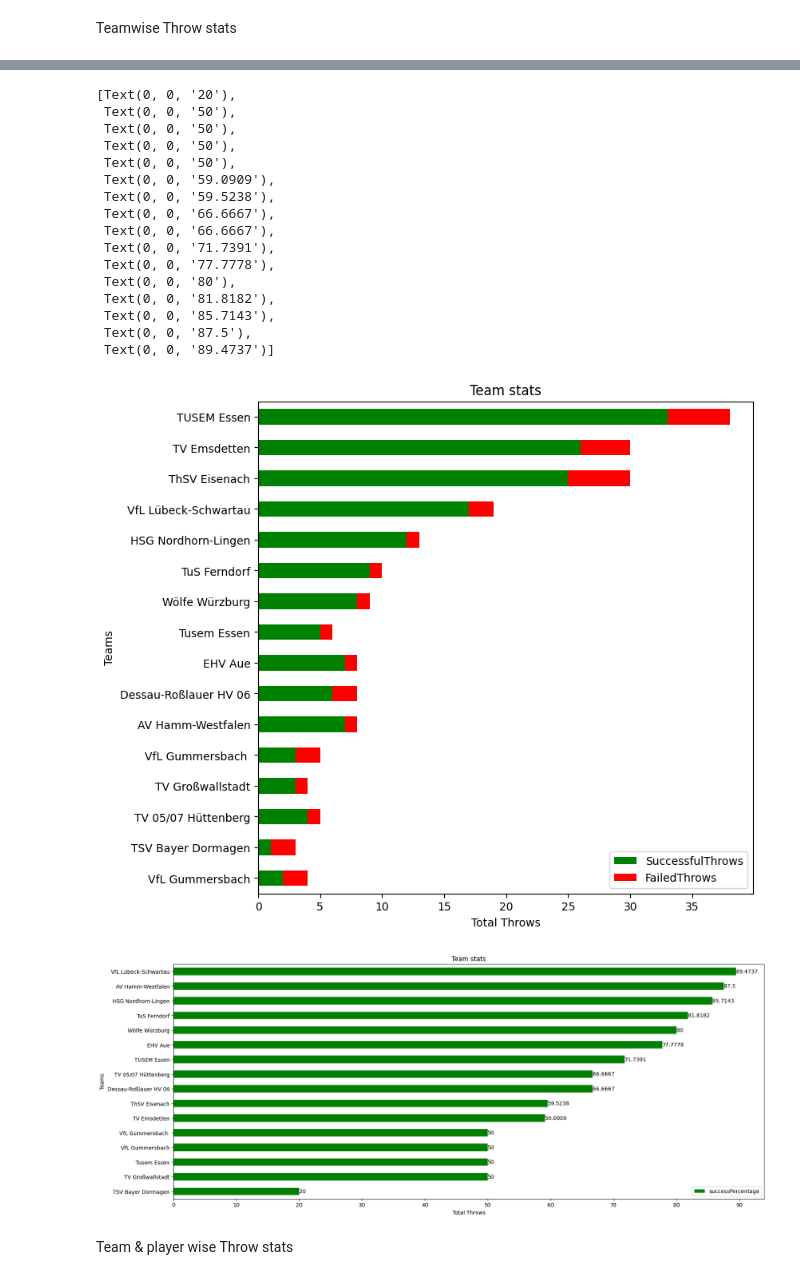
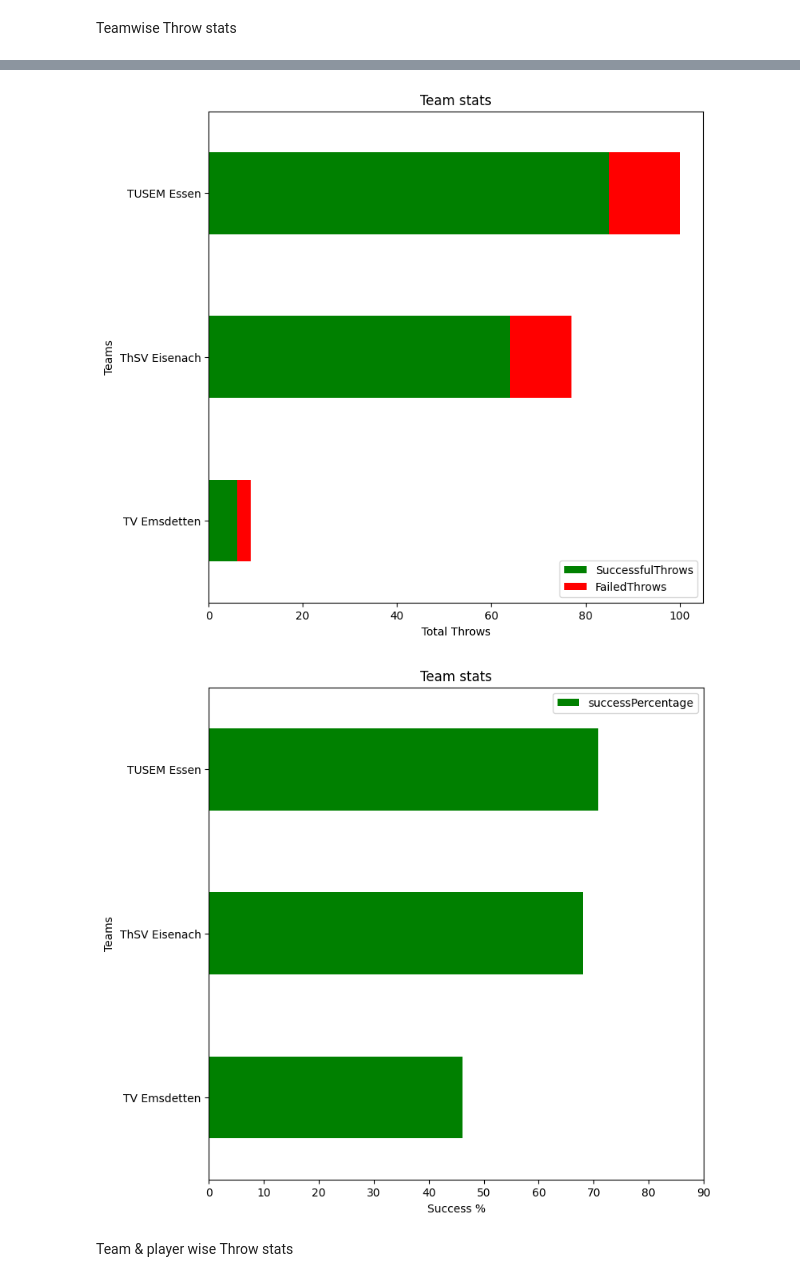
Before and after one commit to nayansavaliya/handball-data-science, a Jupyter notebook: src/FinalAnalysis/Analysis1/league2.ipynb, the cells around one changed output, grey strips where cells are left out. Saved outputs shown, nothing was run; the diff lists cells and outputs as text; code cells hidden in the pictures.

Commit message:
start update league 2

```diff
--- a/src/FinalAnalysis/Analysis1/league2.ipynb
+++ b/src/FinalAnalysis/Analysis1/league2.ipynb
@@ -8,11 +9,12 @@ import matplotlib.pyplot as plt
 # %% [markdown]
 Read Data
 # %%
-file = pd.ExcelFile("../../data/v7/Handballprojekt_2Liga_14.01.2023.xlsx")
+file = pd.ExcelFile(r"../../../data/final/Handball_09.03.2023_fertig.xlsx")
 
 file.sheet_names
 
-df = file.parse('2. Liga')
+df = file.parse('2. League')
 
 # drop last col comments & favorite corner & empy rows at end
-df = df.iloc[:, :-2]
+df = df.iloc[:, :-1]
+df.columns
@@ -22,17 +39,21 @@ Cleanup & Renaming
 df.replace('unklar', np.nan,inplace=True)
 df.replace('unklar ', np.nan,inplace=True)
 df.replace('fehlend', np.nan,inplace=True)
+df.replace('-', np.nan,inplace=True)
+df.replace(-99, np.nan,inplace=True)
+df.replace('-99', np.nan,inplace=True)
 #df.dropna(inplace=True)
-df.replace('-', np.nan,inplace=True)
-df.columns = [ 'homeTeam','opponentTeam','day','name','playTime',
-              'homeGoals','opponentGoals','throwSuccess','whistleThrowTime',
-              'LRHandy','throwDirection','goalKeeperPosition',
-              'goalKeeperName', 'goalKeeperHeightCM','shooterheightCM',
+df.columns = [ 'homeTeam','opponentTeam','day','name','team','playTime',
+              'whistleThrowTime','homeGoals','opponentGoals',
+              'goalKeeperPosition','goalKeeperName',
+              'goalkeeperTeam','goalKeeperHeightCM','shooterheightCM',
+              'throwSuccess','LRHandy','throwDirection',
               'pressureSituation','noOfThrowsFromPlayer',
               'throwQuadrantLastThrow','lastThrowSuccess']
-df = df.astype({'homeTeam':'string', 'opponentTeam':'string','day':'float16','name':'string','playTime':'float16',
-              'homeGoals':'float16','opponentGoals':'float16','whistleThrowTime':'float16','goalKeeperPosition':'float16',
+df = df.astype({'homeTeam':'string', 'opponentTeam':'string','day':'float16','name':'string','team':'string','playTime':'float16',
+              'whistleThrowTime':'float16','homeGoals':'float16','opponentGoals':'float16','goalKeeperPosition':'float16',
+              'goalKeeperName':'string','goalkeeperTeam':'string', 'goalKeeperHeightCM':'float16','shooterheightCM':'float16',
               'throwSuccess':'float16','LRHandy':'float16','throwDirection':'float16','pressureSituation':'float16','noOfThrowsFromPlayer':'float16',
-              'throwQuadrantLastThrow':'float16','lastThrowSuccess':'float16','goalKeeperName':'string', 'goalKeeperHeightCM':'float16','shooterheightCM':'float16' })
-df.head()
+              'throwQuadrantLastThrow':'float16','lastThrowSuccess':'float16', })
+df
 # %% [output]
@@ -87,17 +116,17 @@ ps
 Teamwise Throw stats
 # %%
 # Teamwise Throw stats
-df2 = df.groupby(['homeTeam'])['homeTeam'].count().reset_index(name='TotatlThrows')
+df2 = df.groupby(['team'])['team'].count().reset_index(name='TotatlThrows')
 df3 = df.loc[(df.throwSuccess == 1) | (df.throwSuccess == 2)]
-df3 = df3.groupby(['homeTeam'])['homeTeam'].count().reset_index(name="SuccessfulThrows")
+df3 = df3.groupby(['team'])['team'].count().reset_index(name="SuccessfulThrows")
 df4 = df.loc[(df.throwSuccess == 0)]
-df4 = df4.groupby(['homeTeam'])['homeTeam'].count().reset_index(name="FailedThrows")
-df5 = pd.merge(df2,df3,on='homeTeam')
-df5 = pd.merge(df5,df4,on='homeTeam')
+df4 = df4.groupby(['team'])['team'].count().reset_index(name="FailedThrows")
+df5 = pd.merge(df2,df3,on='team')
+df5 = pd.merge(df5,df4,on='team')
 df5['successPercentage'] = (df5['SuccessfulThrows']/df5['TotatlThrows'])*100
 display(df5.sort_values('successPercentage',ascending=False))
-df5.sort_values('TotatlThrows',ascending=True).set_index('homeTeam')[['SuccessfulThrows','FailedThrows']].plot.barh(stacked=True, title='Team stats',color=("green", "red"),xlabel='Total Throws', ylabel='Teams',figsize=(8,8) )
+df5.sort_values('TotatlThrows',ascending=True).set_index('team')[['SuccessfulThrows','FailedThrows']].plot.barh(stacked=True, title='Team stats',color=("green", "red"),xlabel='Total Throws', ylabel='Teams',figsize=(8,8) )
 
-ax = df5.sort_values('successPercentage',ascending=True).set_index('homeTeam')[['successPercentage']].plot.barh( title='Team stats',color=("green", "red"),xlabel='Total Throws', ylabel='Teams',figsize=(20,8),xticks=range(0,100,10) )
-ax.bar_label(ax.containers[0])
+ax = df5.sort_values('successPercentage',ascending=True).set_index('team')[['successPercentage']].plot.barh( title='Team stats',color=("green", "red"),xlabel='Success %', ylabel='Teams',figsize=(8,8),xticks=range(0,100,10) )
+#ax.bar_label(ax.containers[0])
 # %% [output]
@@ -121,21 +137,5 @@ ax.bar_label(ax.containers[0])
-[Text(0, 0, '20'),
- Text(0, 0, '50'),
- Text(0, 0, '50'),
- Text(0, 0, '50'),
- Text(0, 0, '50'),
- Text(0, 0, '59.0909'),
- Text(0, 0, '59.5238'),
- Text(0, 0, '66.6667'),
- Text(0, 0, '66.6667'),
- Text(0, 0, '71.7391'),
- Text(0, 0, '77.7778'),
- Text(0, 0, '80'),
- Text(0, 0, '81.8182'),
- Text(0, 0, '85.7143'),
- Text(0, 0, '87.5'),
- Text(0, 0, '89.4737')]
-[figure, old version]
+[figure, new version]
-[figure, old version]
+[figure, new version]
 # %% [markdown]
 Team & player wise Throw stats
 # %%
```
Also changed, not shown: parts of 15 cells of this notebook, 5 other files.
